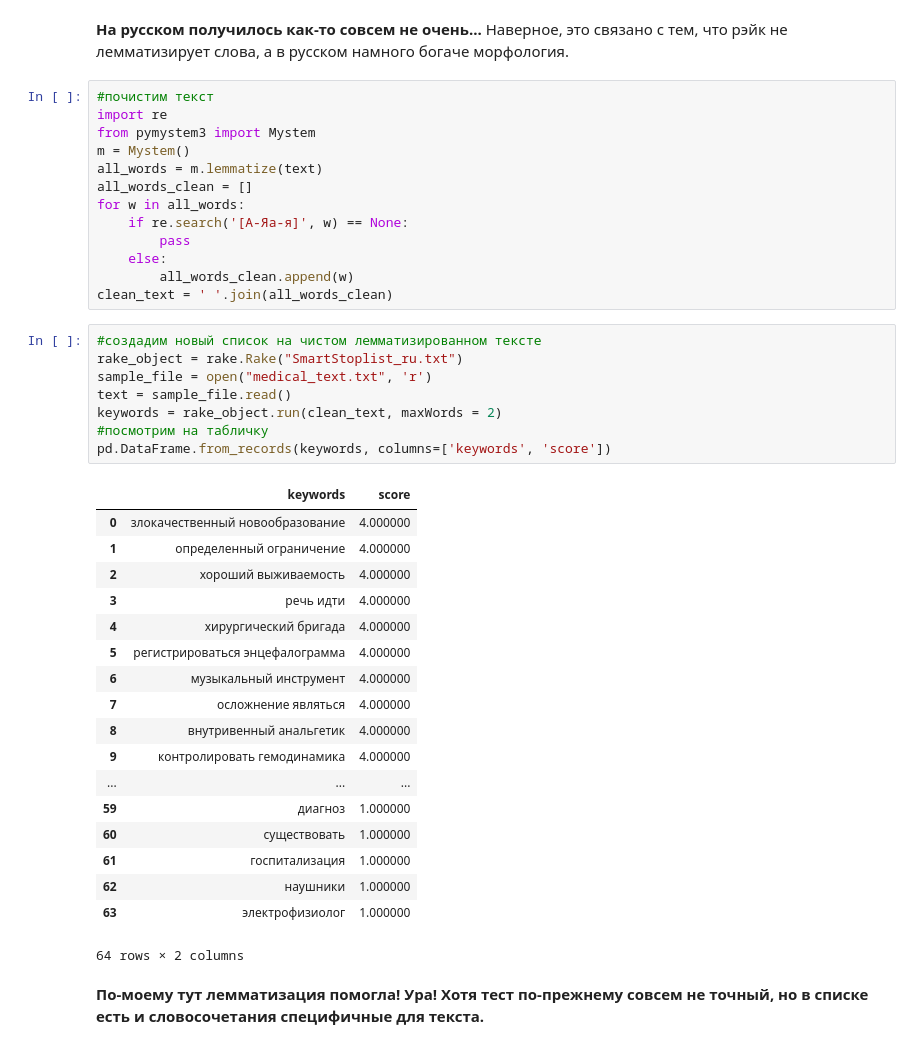
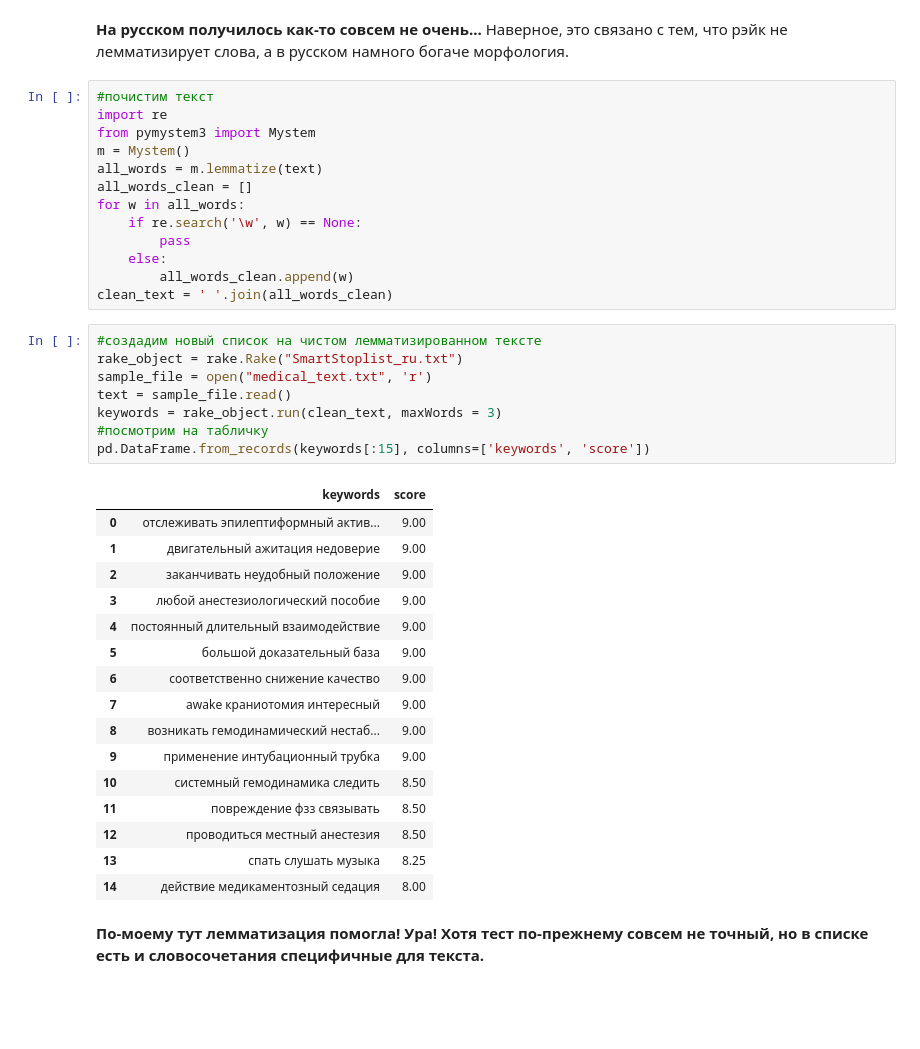
Before and after one commit to mmtsfasman/NLP_4th-year, a Jupyter notebook: hw3_RAKE/HW3_Rake.ipynb, the cells around one changed output. Drawn from its saved outputs; the diff is of its cells as text; blank space fills up the shorter version.

Commit message:
Final_Rake

```diff
--- a/hw3_RAKE/HW3_Rake.ipynb
+++ b/hw3_RAKE/HW3_Rake.ipynb
@@ -141,7 +228,7 @@ m = Mystem()
 all_words = m.lemmatize(text)
 all_words_clean = []
 for w in all_words:
-    if re.search('[А-Яа-я]', w) == None:
+    if re.search('\w', w) == None:
         pass
     else:
         all_words_clean.append(w)
@@ -149,29 +236,27 @@ clean_text = ' '.join(all_words_clean)
 # %%
 #создадим новый список на чистом лемматизированном тексте
 rake_object = rake.Rake("SmartStoplist_ru.txt")
 sample_file = open("medical_text.txt", 'r')
 text = sample_file.read()
-keywords = rake_object.run(clean_text, maxWords = 2)
+keywords = rake_object.run(clean_text, maxWords = 3)
 #посмотрим на табличку
-pd.DataFrame.from_records(keywords, columns=['keywords', 'score'])
+pd.DataFrame.from_records(keywords[:15], columns=['keywords', 'score'])
 # %% [output]
 |  | keywords | score |
-| 0 | злокачественный новообразование | 4.000000 |
-| 1 | определенный ограничение | 4.000000 |
-| 2 | хороший выживаемость | 4.000000 |
-| 3 | речь идти | 4.000000 |
-| 4 | хирургический бригада | 4.000000 |
-| 5 | регистрироваться энцефалограмма | 4.000000 |
-| 6 | музыкальный инструмент | 4.000000 |
-| 7 | осложнение являться | 4.000000 |
-| 8 | внутривенный анальгетик | 4.000000 |
-| 9 | контролировать гемодинамика | 4.000000 |
-| ... | ... | ... |
-| 59 | диагноз | 1.000000 |
-| 60 | существовать | 1.000000 |
-| 61 | госпитализация | 1.000000 |
-| 62 | наушники | 1.000000 |
-| 63 | электрофизиолог | 1.000000 |
+| 0 | отслеживать эпилептиформный актив... | 9.00 |
+| 1 | двигательный ажитация недоверие | 9.00 |
+| 2 | заканчивать неудобный положение | 9.00 |
+| 3 | любой анестезиологический пособие | 9.00 |
+| 4 | постоянный длительный взаимодействие | 9.00 |
+| 5 | большой доказательный база | 9.00 |
+| 6 | соответственно снижение качество | 9.00 |
+| 7 | awake краниотомия интересный | 9.00 |
+| 8 | возникать гемодинамический нестаб... | 9.00 |
+| 9 | применение интубационный трубка | 9.00 |
+| 10 | системный гемодинамика следить | 8.50 |
+| 11 | повреждение фзз связывать | 8.50 |
+| 12 | проводиться местный анестезия | 8.50 |
+| 13 | спать слушать музыка | 8.25 |
+| 14 | действие медикаментозный седация | 8.00 |
-64 rows × 2 columns
 # %% [markdown]
 **По-моему тут лемматизация помогла! Ура! Хотя тест по-прежнему совсем не точный, но в списке есть и словосочетания специфичные для текста.**
```
Also changed, not shown: parts of 19 cells of this notebook, 2 other files.
